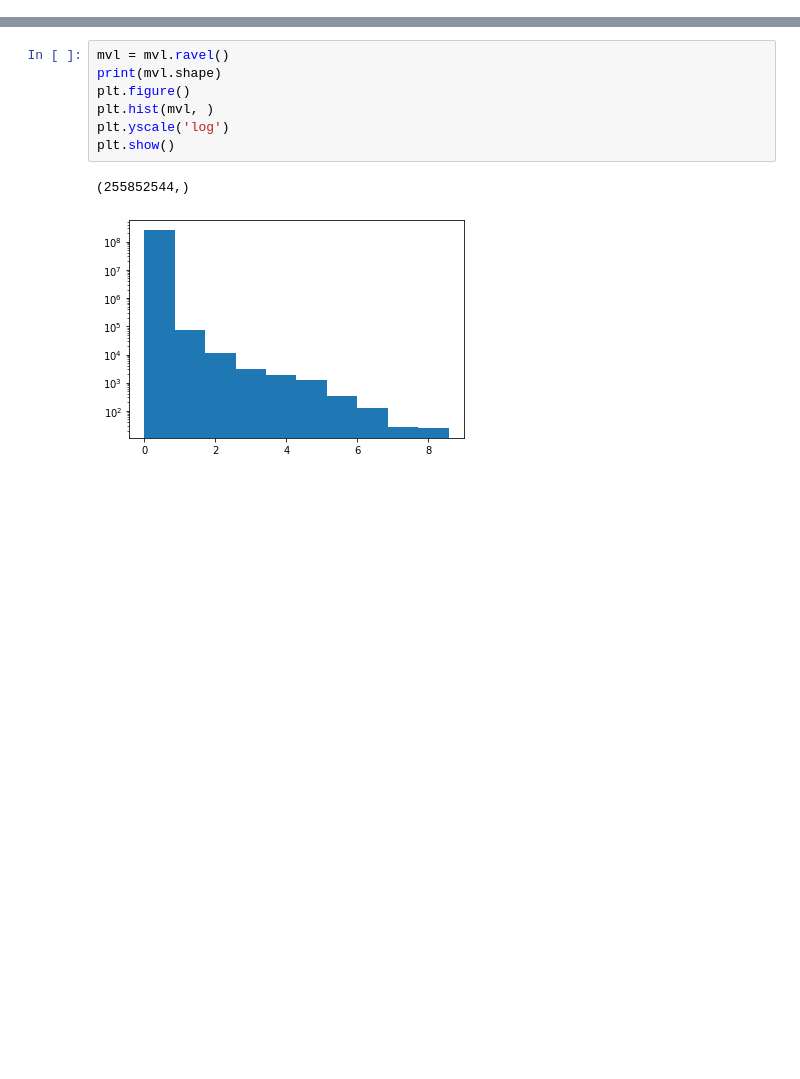
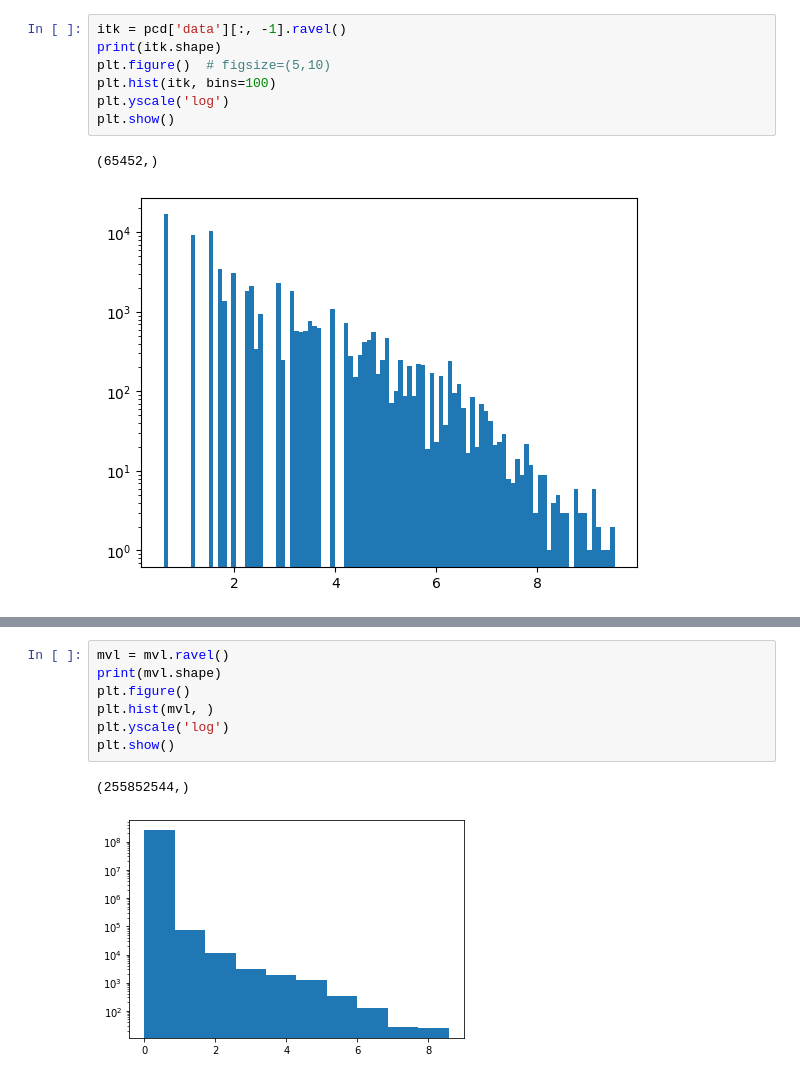
Before and after one commit to Jingnan-Jia/PFT_estimation, a Jupyter notebook: lung_function/scripts/jupyter_notebooks/histrogram.ipynb, the cells around one changed output, grey strips where cells are left out. Saved outputs shown, nothing was run; the diff lists cells and outputs as text; blank space fills up the shorter version.

```diff
--- a/lung_function/scripts/jupyter_notebooks/histrogram.ipynb
+++ b/lung_function/scripts/jupyter_notebooks/histrogram.ipynb
@@ -26,0 +62,10 @@ plt.show()
+# %%
+itk = pcd['data'][:, -1].ravel()
+print(itk.shape)
+plt.figure()  # figsize=(5,10)
+plt.hist(itk, bins=100)
+plt.yscale('log')
+plt.show()
+# %% [output]
+(65452,)
+[figure, added]
```
Also changed, not shown: parts of 8 cells of this notebook, 11 other files.
